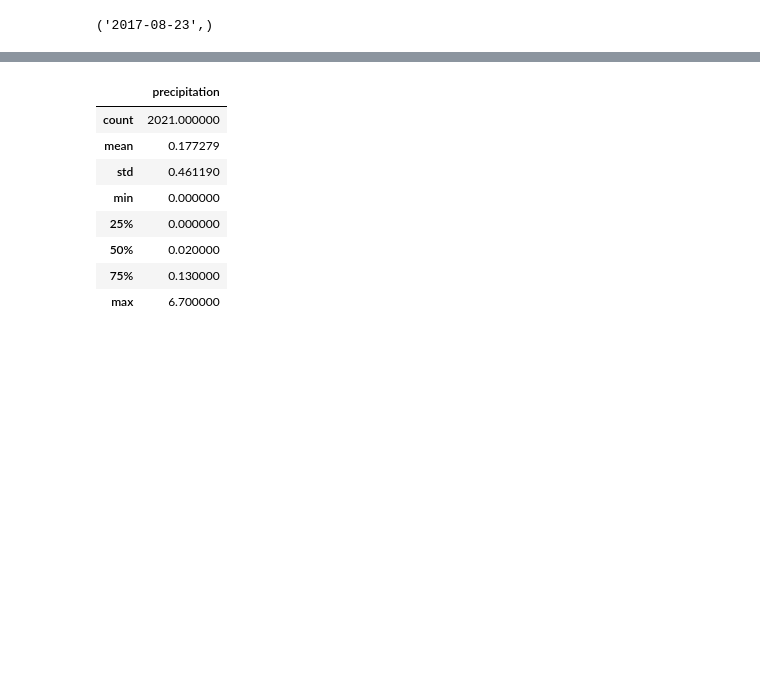
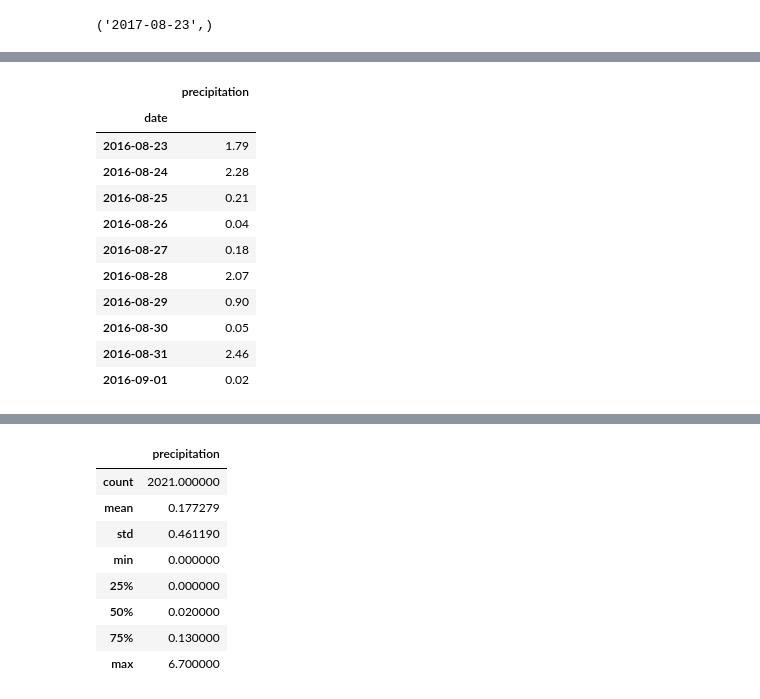
Before and after one commit to tsantiagoro85/sqlalchemy-challenge, a Jupyter notebook: SurfsUp/climate_starter.ipynb, the cells around one changed output, grey strips where cells are left out. Cells and saved outputs as stored; diff of their text form; code cells hidden in the pictures; blank space fills up the shorter version.

```diff
--- a/SurfsUp/climate_starter.ipynb
+++ b/SurfsUp/climate_starter.ipynb
@@ -93,0 +84,18 @@ Text(0, 0.5, 'Inches')
+# %%
+# Save the query results as a Pandas DataFrame. Explicitly set the column names
+precipitation_df=pd.DataFrame(year_precipitation, columns=['date', 'precipitation'])
+precipitation_df.set_index('date',inplace=True)
+precipitation_df.head(10)
+# %% [output]
+|  | precipitation |
+| date |  |
+| 2016-08-23 | 1.79 |
+| 2016-08-24 | 2.28 |
+| 2016-08-25 | 0.21 |
+| 2016-08-26 | 0.04 |
+| 2016-08-27 | 0.18 |
+| 2016-08-28 | 2.07 |
+| 2016-08-29 | 0.90 |
+| 2016-08-30 | 0.05 |
+| 2016-08-31 | 2.46 |
+| 2016-09-01 | 0.02 |
```
Also changed, not shown: parts of 16 cells of this notebook.
